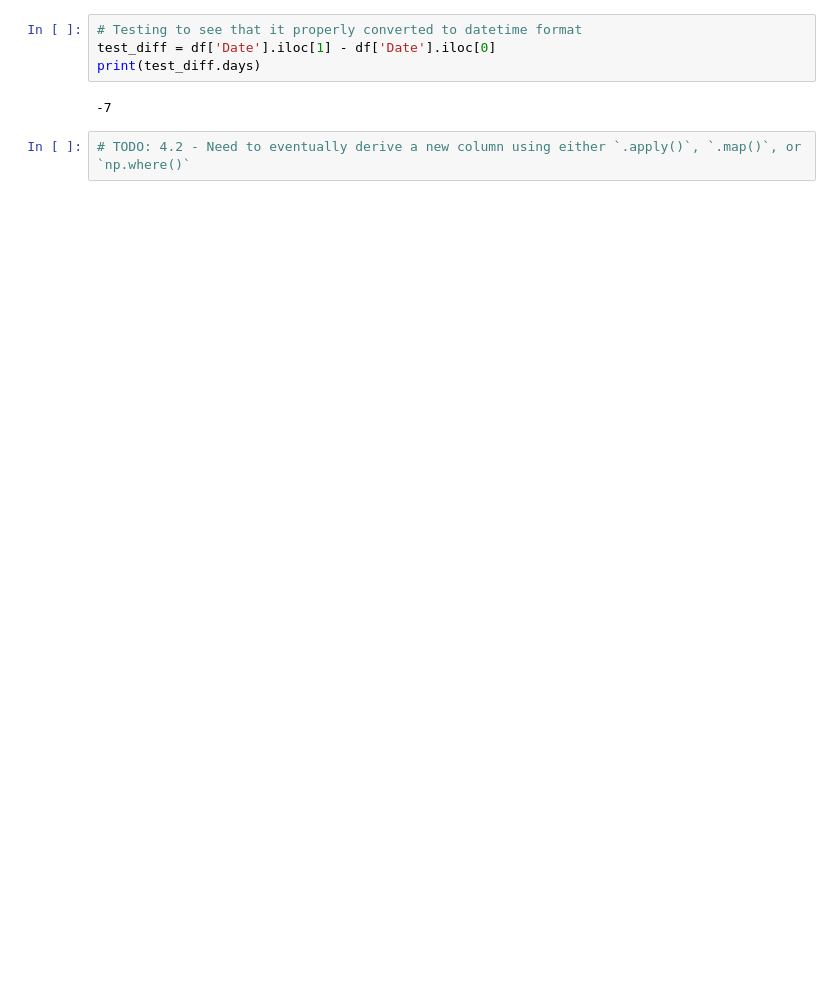
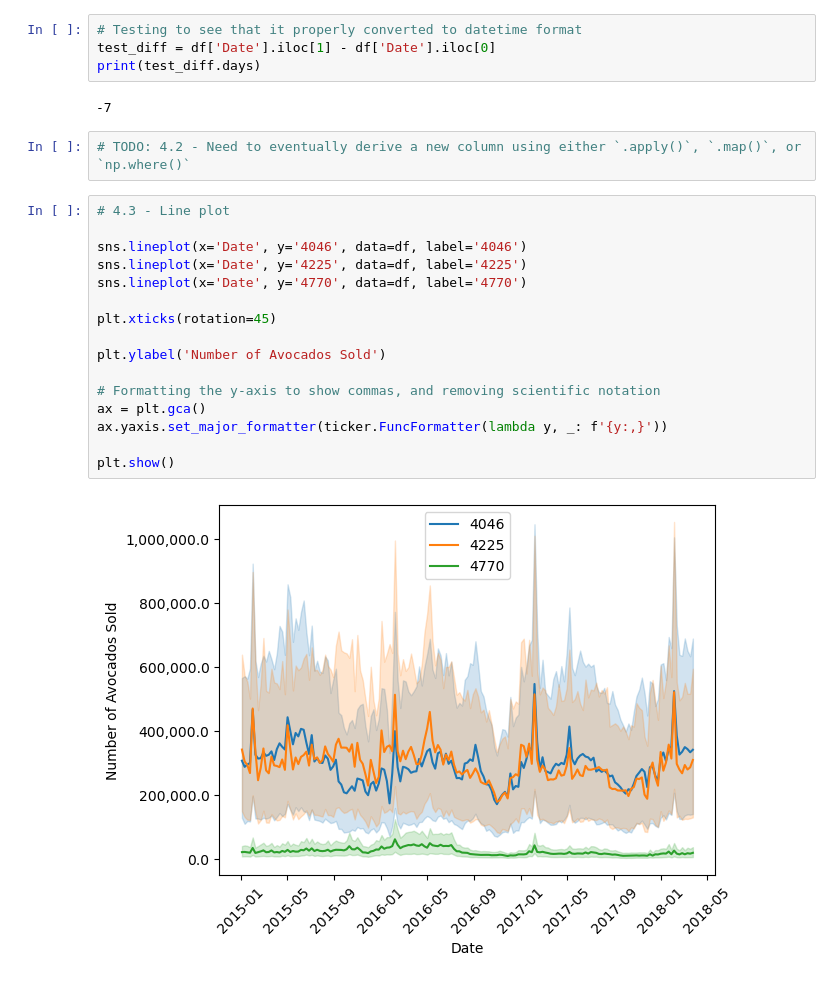
Before and after one commit to ChristianDelpin/cis4930-group18, a Jupyter notebook: src/analysis.ipynb, the cells around one changed output. Drawn from its saved outputs; the diff is of its cells as text; blank space fills up the shorter version.

Commit message:
Added Line Plot to show sales of different avocado PLU's over time.

```diff
--- a/src/analysis.ipynb
+++ b/src/analysis.ipynb
@@ -62,3 +64,21 @@ print(test_diff.days)
 -7
 # %%
 # TODO: 4.2 - Need to eventually derive a new column using either `.apply()`, `.map()`, or `np.where()`
+# %%
+# 4.3 - Line plot
+
+sns.lineplot(x='Date', y='4046', data=df, label='4046')
+sns.lineplot(x='Date', y='4225', data=df, label='4225')
+sns.lineplot(x='Date', y='4770', data=df, label='4770')
+
+plt.xticks(rotation=45)
+
+plt.ylabel('Number of Avocados Sold')
+
+# Formatting the y-axis to show commas, and removing scientific notation
+ax = plt.gca()
+ax.yaxis.set_major_formatter(ticker.FuncFormatter(lambda y, _: f'{y:,}'))
+
+plt.show()
+# %% [output]
+[figure, added]
```
Also changed, not shown: parts of 1 cell of this notebook, 1 other file.
